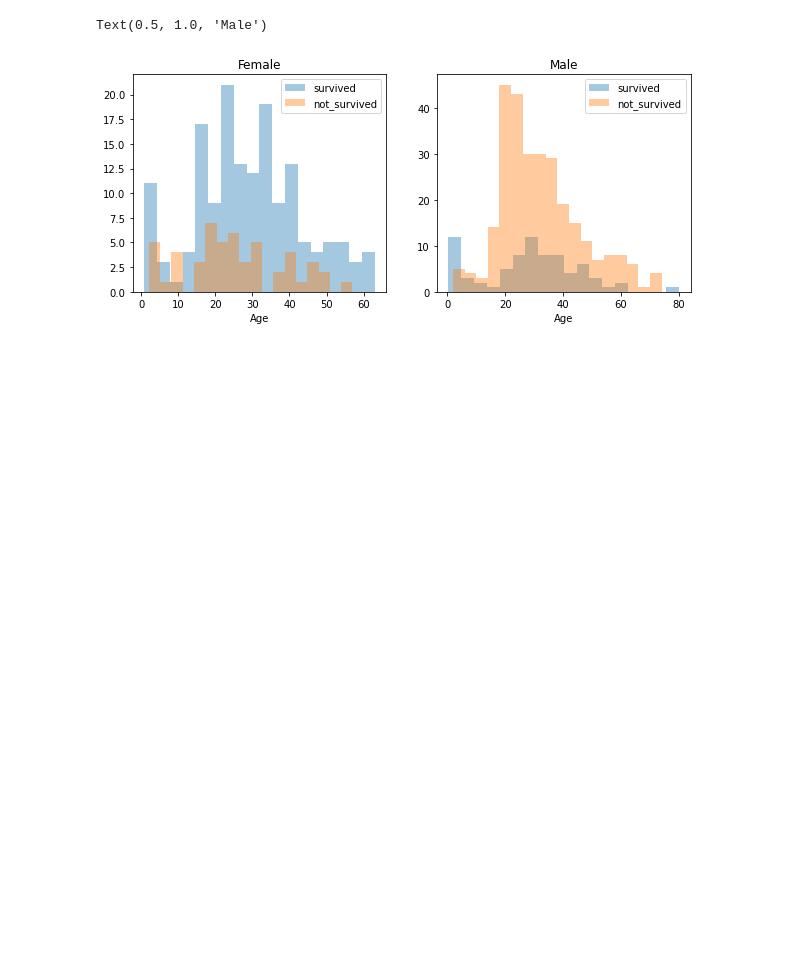
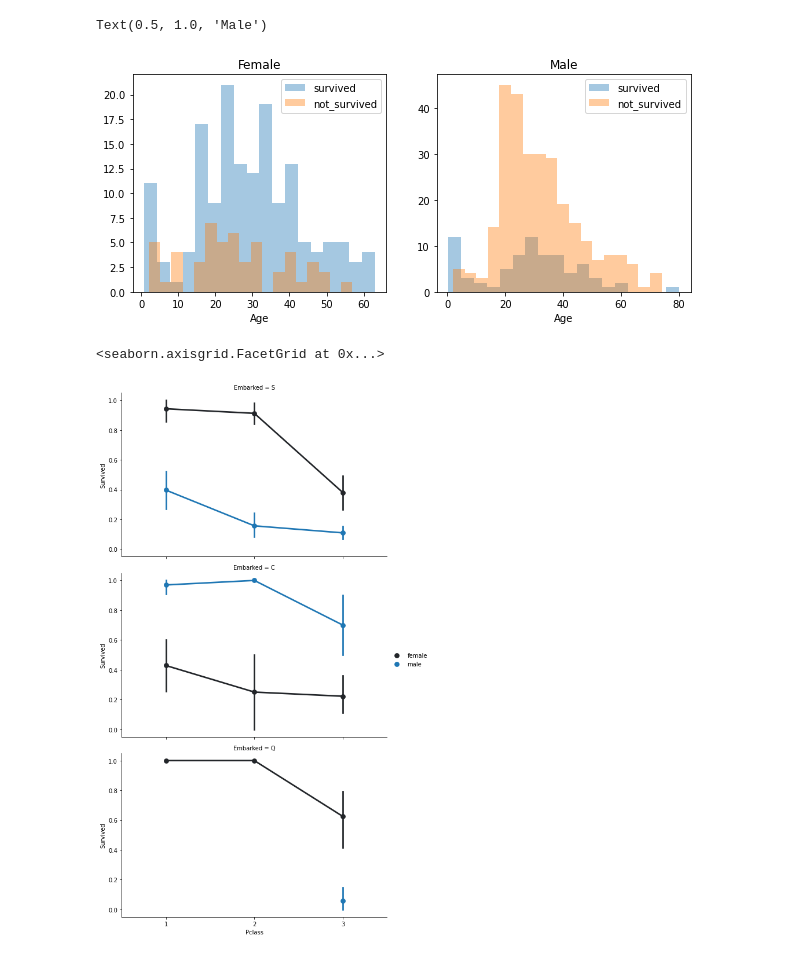
Before and after one commit to khajadatascienceR/DataScienceWithPython, a Jupyter notebook: Mar22/EndToEnd/Dummy/endtoend.ipynb, the cells around one changed output. Saved outputs shown, nothing was run; the diff lists cells and outputs as text; code cells hidden in the pictures; blank space fills up the shorter version.

```diff
--- a/Mar22/EndToEnd/Dummy/endtoend.ipynb
+++ b/Mar22/EndToEnd/Dummy/endtoend.ipynb
@@ -189,3 +189,10 @@ ax.set_title('Male')
 # %% [output]
 Text(0.5, 1.0, 'Male')
 [figure]
+# %%
+FacetGrid = sns.FacetGrid(training_data, row='Embarked', size=4.5, aspect=1.6)
+FacetGrid.map(sns.pointplot, 'Pclass', 'Survived', 'Sex', palette=None, order=None, hue_order=None)
+FacetGrid.add_legend()
+# %% [output]
+<seaborn.axisgrid.FacetGrid at 0x...>
+[figure, added]
```
Also changed, not shown: parts of 16 cells of this notebook.
